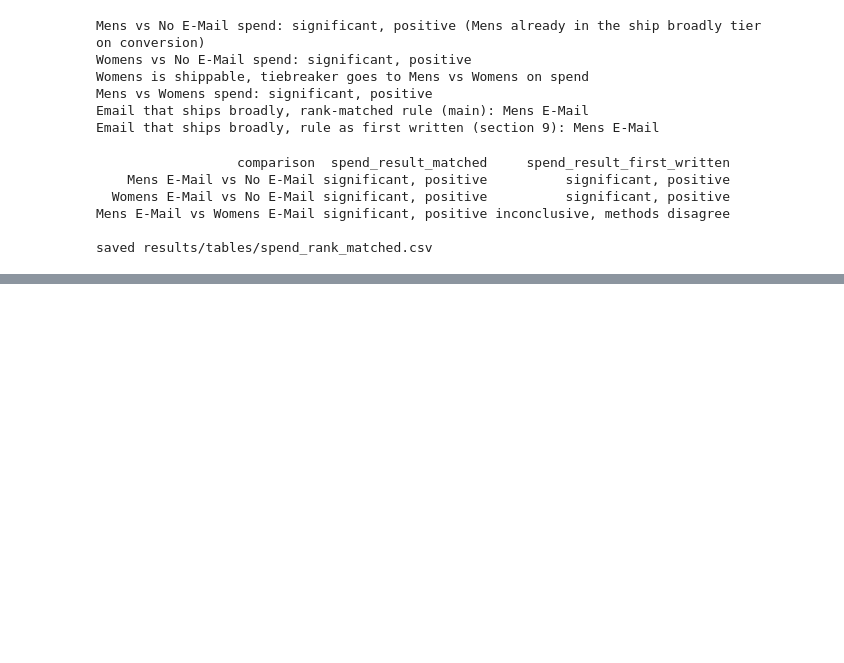
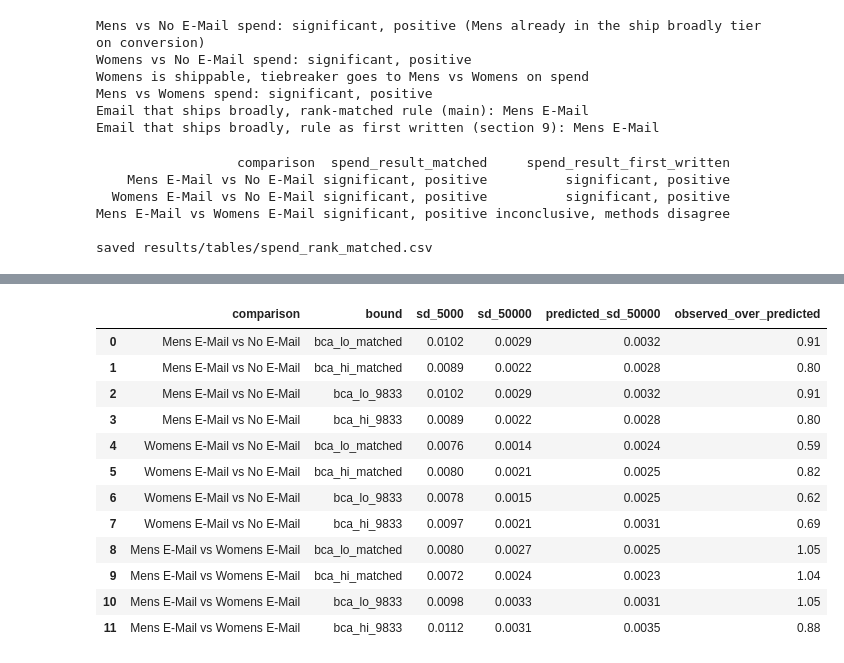
Before and after one commit to luisesparza3347/ab-testing-experiments, a Jupyter notebook: notebooks/02_primary_readout.ipynb, the cells around one changed output, grey strips where cells are left out. Saved outputs shown, nothing was run; the diff lists cells and outputs as text; code cells hidden in the pictures; blank space fills up the shorter version.

```diff
--- a/notebooks/02_primary_readout.ipynb
+++ b/notebooks/02_primary_readout.ipynb
@@ -759,0 +923,26 @@ saved results/tables/spend_rank_matched.csv
+# %%
+rows_50k = []
+for seed in range(1, 11):
+    rows_50k += intervals_from(run_boot(seed, B_MAIN), seed, B_MAIN)
+seeds_50k = pd.DataFrame(rows_50k)
+summary_50k = summarize(seeds_50k)
+
+shrink = summary_5k[["comparison", "bound", "sd"]].merge(
+    summary_50k[["comparison", "bound", "sd"]], on=["comparison", "bound"], suffixes=("_5000", "_50000"))
+shrink["predicted_sd_50000"] = shrink["sd_5000"] / np.sqrt(10)
+shrink["observed_over_predicted"] = shrink["sd_50000"] / shrink["predicted_sd_50000"]
+shrink.style.format({c: "{:.4f}" for c in ["sd_5000", "sd_50000", "predicted_sd_50000"]} | {"observed_over_predicted": "{:.2f}"})
+# %% [output]
+|  | comparison | bound | sd_5000 | sd_50000 | predicted_sd_50000 | observed_over_predicted |
+| 0 | Mens E-Mail vs No E-Mail | bca_lo_matched | 0.0102 | 0.0029 | 0.0032 | 0.91 |
+| 1 | Mens E-Mail vs No E-Mail | bca_hi_matched | 0.0089 | 0.0022 | 0.0028 | 0.80 |
+| 2 | Mens E-Mail vs No E-Mail | bca_lo_9833 | 0.0102 | 0.0029 | 0.0032 | 0.91 |
+| 3 | Mens E-Mail vs No E-Mail | bca_hi_9833 | 0.0089 | 0.0022 | 0.0028 | 0.80 |
+| 4 | Womens E-Mail vs No E-Mail | bca_lo_matched | 0.0076 | 0.0014 | 0.0024 | 0.59 |
+| 5 | Womens E-Mail vs No E-Mail | bca_hi_matched | 0.0080 | 0.0021 | 0.0025 | 0.82 |
+| 6 | Womens E-Mail vs No E-Mail | bca_lo_9833 | 0.0078 | 0.0015 | 0.0025 | 0.62 |
+| 7 | Womens E-Mail vs No E-Mail | bca_hi_9833 | 0.0097 | 0.0021 | 0.0031 | 0.69 |
+| 8 | Mens E-Mail vs Womens E-Mail | bca_lo_matched | 0.0080 | 0.0027 | 0.0025 | 1.05 |
+| 9 | Mens E-Mail vs Womens E-Mail | bca_hi_matched | 0.0072 | 0.0024 | 0.0023 | 1.04 |
+| 10 | Mens E-Mail vs Womens E-Mail | bca_lo_9833 | 0.0098 | 0.0033 | 0.0031 | 1.05 |
+| 11 | Mens E-Mail vs Womens E-Mail | bca_hi_9833 | 0.0112 | 0.0031 | 0.0035 | 0.88 |
```
Also changed, not shown: parts of 15 cells of this notebook, 5 other files.
